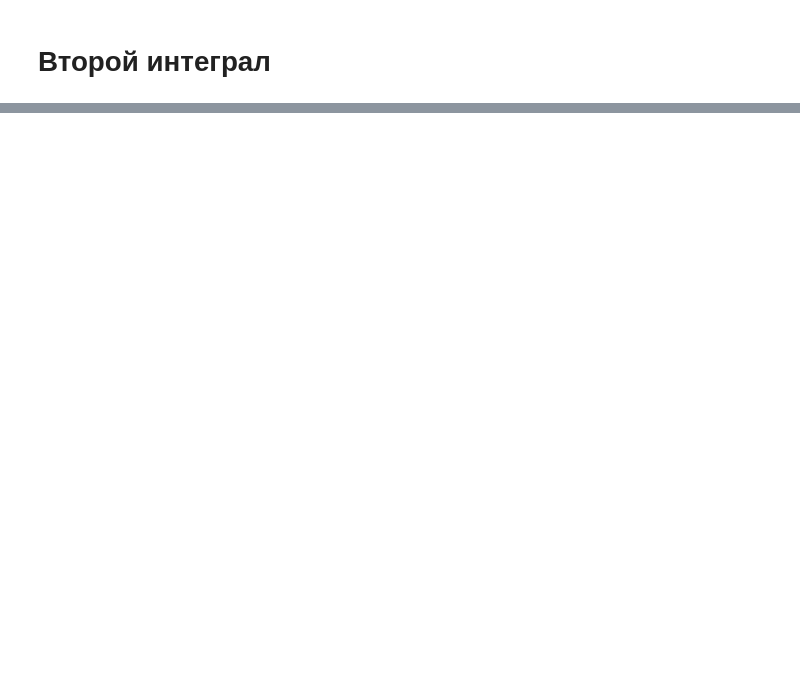
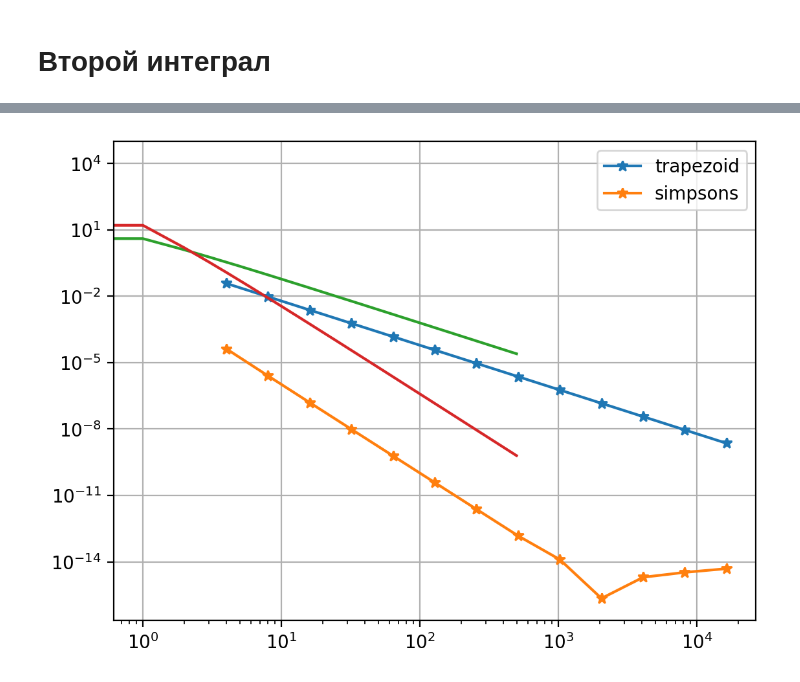
Before and after one commit to leavesinenglish/OVF, a Jupyter notebook: task_3/integrals.ipynb, the cells around one changed output, grey strips where cells are left out. Cells and saved outputs as stored; diff of their text form; code cells hidden in the pictures; blank space fills up the shorter version.

```diff
--- a/task_3/integrals.ipynb
+++ b/task_3/integrals.ipynb
@@ -74,0 +86,24 @@ plt.legend()
+# %%
+N = np.array([2 ** i for i in range(2, 15)])
+true_solution = np.array([1.56612316199949] * N.shape[0])
+trapezoidal_solutions = np.zeros_like(N, dtype=float)
+simpsons_solutions = np.zeros_like(N, dtype=float)
+j = 0
+for i in N:
+    trapezoidal_solutions[j] = trapezoid_method(4, 6, i, lambda x: np.power(x, 1 / 3) * np.exp(np.sin(x)))
+    simpsons_solutions[j] = simpsons_method(4, 6, i, lambda x: np.power(x, 1 / 3) * np.exp(np.sin(x)))
+    j += 1
+plt.plot(N, np.abs(true_solution - trapezoidal_solutions), label='trapezoid', marker='*')
+plt.plot(N, np.abs(true_solution-simpsons_solutions), label='simpsons', marker='*')
+n2 = np.array([1/(i**2) for i in np.linspace(0.1, 200, num=500)])
+n4 = np.array([1/(i**4) for i in np.linspace(0.1, 200, num=500)])
+plt.plot(n2)
+plt.plot(n4)
+plt.grid()
+plt.xticks(N)
+plt.xscale('log')
+plt.yscale('log')
+plt.legend()
+plt.show()
+# %% [output]
+[figure, added]
```
Also changed, not shown: parts of 6 cells of this notebook, 4 other files.
